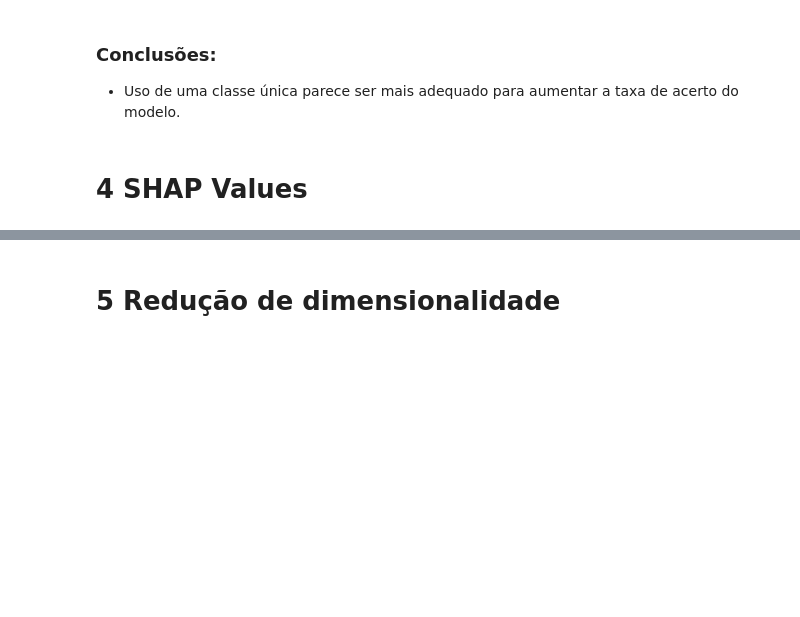
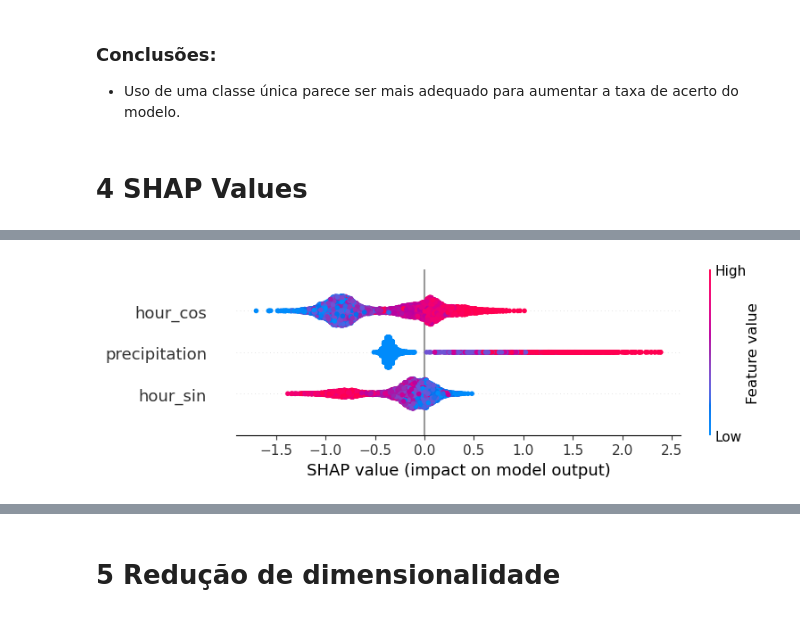
Before and after one commit to Michelcyc/MachineLearningTask_MastersDegree_CEFET, a Jupyter notebook: AM_T2_MICHEL_SIQUEIRA_REIS.ipynb, the cells around one changed output, grey strips where cells are left out. Cells and saved outputs as stored; diff of their text form; code cells hidden in the pictures; blank space fills up the shorter version.

```diff
--- a/AM_T2_MICHEL_SIQUEIRA_REIS.ipynb
+++ b/AM_T2_MICHEL_SIQUEIRA_REIS.ipynb
@@ -1419,0 +1464,5 @@ weighted avg       0.91      0.93      0.92      9582
+# %%
+# Features mais importantes
+shap.summary_plot(shap_values[1], X_test, max_display=3, feature_names=nomes_das_colunas)
+# %% [output]
+[figure, added]
```
Also changed, not shown: parts of 64 cells of this notebook.
